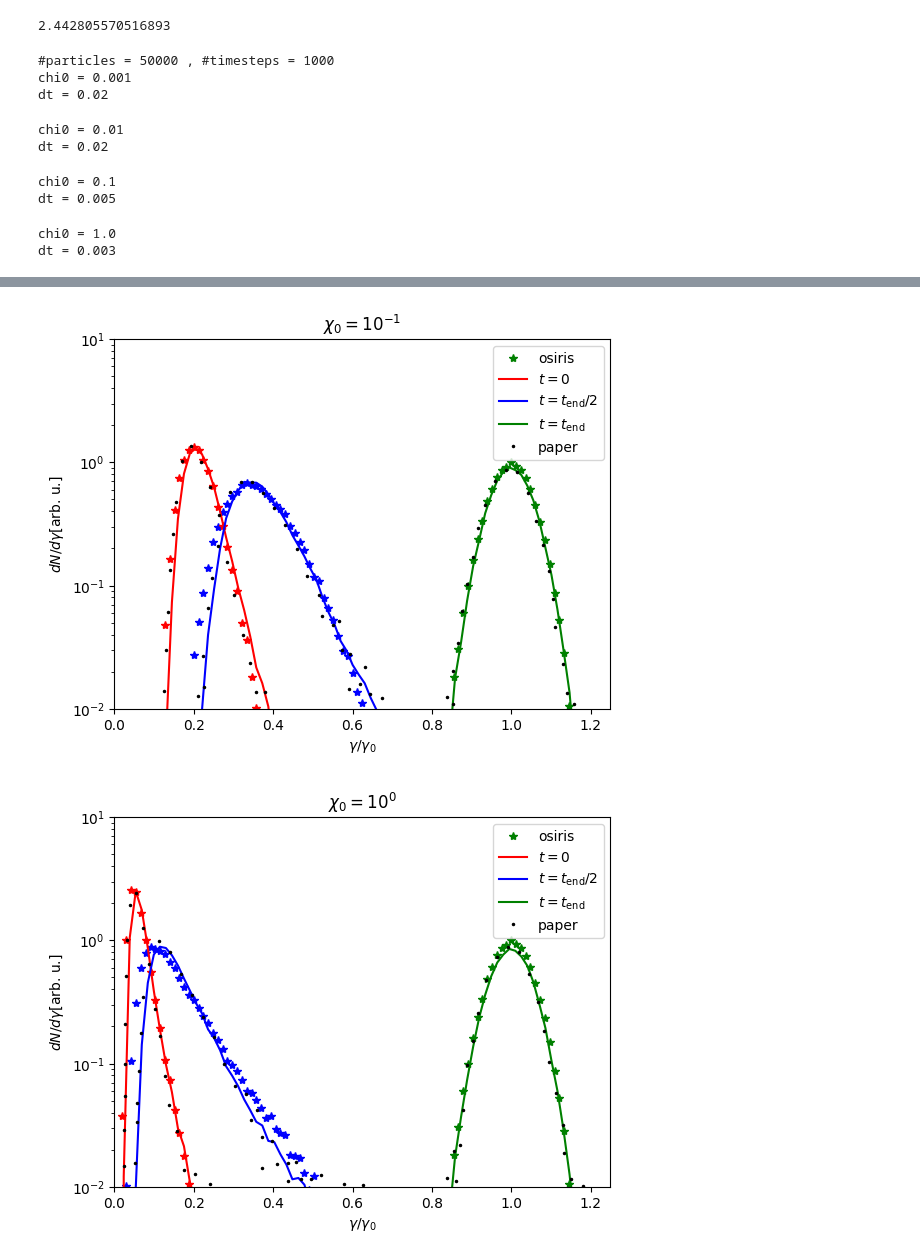
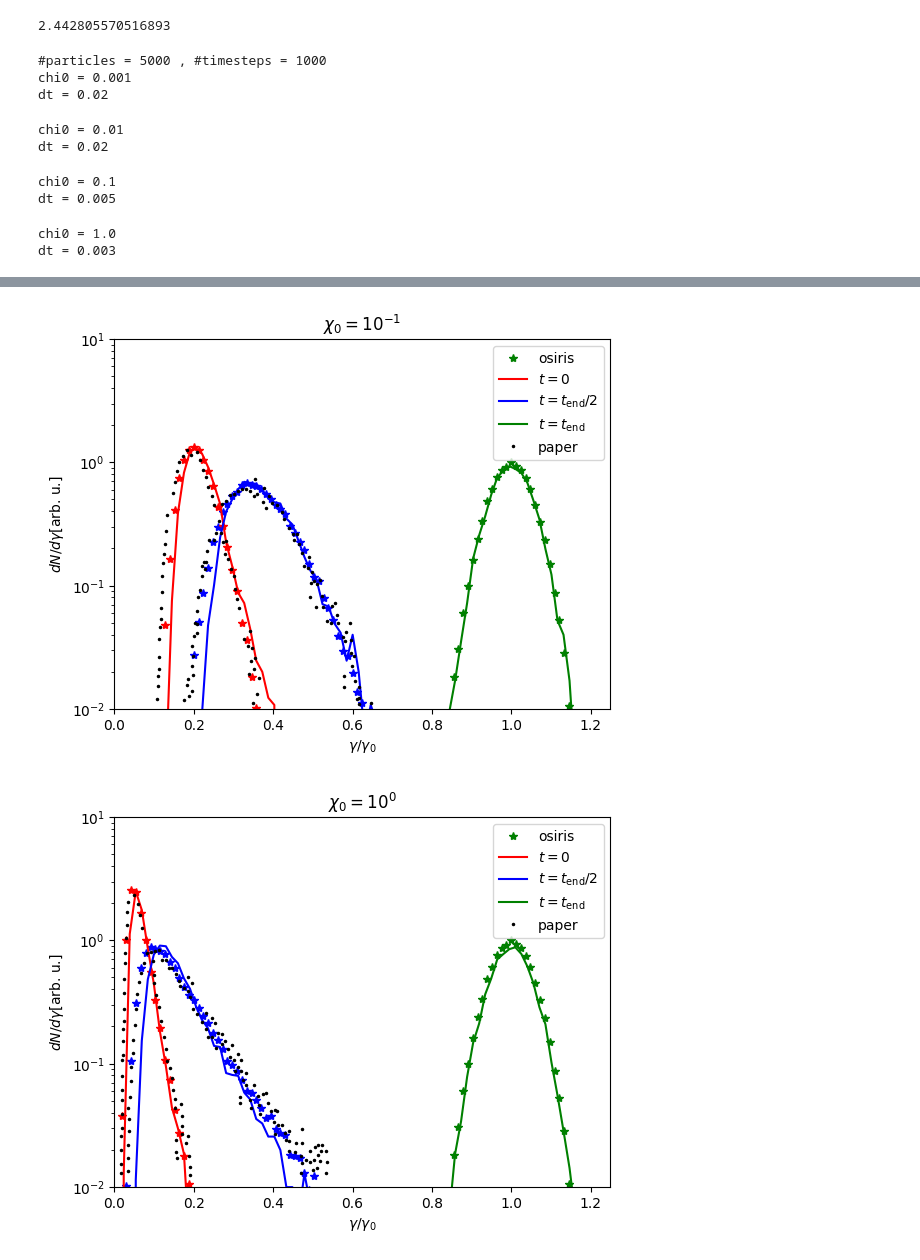
Before and after one commit to RePlasma/PhysRevE.97.043209, a Jupyter notebook: pusherFP.ipynb, the cells around one changed output, grey strips where cells are left out. Cells and saved outputs as stored; diff of their text form; code cells hidden in the pictures.

```diff
--- a/pusherFP.ipynb
+++ b/pusherFP.ipynb
@@ -31,17 +26,17 @@ g0 = 1800 #[] average energy
 s0 = 90 #[] spread
 
 # sampling
-Nsmpl = int(5e4); #[] number of particles
+Nsmpl = int(5e3); #[] number of particles
 tdim = 1000 #[]
 nbins = 80 #[] number of bins in histograms
 print("#particles =", Nsmpl, ", #timesteps =",tdim)
 
-chi3t3y, chi3t3x, chi3t2y, chi3t2x, chi3t1y, chi3t1x = pushFP(1e-3, Nsmpl, tdim, nbins, g0, s0)
-chi2t3y, chi2t3x, chi2t2y, chi2t2x, chi2t1y, chi2t1x = pushFP(1e-2, Nsmpl, tdim, nbins, g0, s0)
-chi1t3y, chi1t3x, chi1t2y, chi1t2x, chi1t1y, chi1t1x = pushFP(1e-1, Nsmpl, tdim, nbins, g0, s0)
-chi0t3y, chi0t3x, chi0t2y, chi0t2x, chi0t1y, chi0t1x = pushFP(1e0, Nsmpl, tdim, nbins, g0, s0)
+chi3t3y, chi3t3x, chi3t2y, chi3t2x, chi3t1y, chi3t1x, chi3mom1, chi3mom2 = pushFP(1e-3, Nsmpl, tdim, nbins, g0, s0)
+chi2t3y, chi2t3x, chi2t2y, chi2t2x, chi2t1y, chi2t1x, chi2mom1, chi2mom2 = pushFP(1e-2, Nsmpl, tdim, nbins, g0, s0)
+chi1t3y, chi1t3x, chi1t2y, chi1t2x, chi1t1y, chi1t1x, chi1mom1, chi1mom2 = pushFP(1e-1, Nsmpl, tdim, nbins, g0, s0)
+chi0t3y, chi0t3x, chi0t2y, chi0t2x, chi0t1y, chi0t1x, chi0mom1, chi0mom2 = pushFP(1e0, Nsmpl, tdim, nbins, g0, s0)
 # %% [output]
-#particles = 50000 , #timesteps = 1000
+#particles = 5000 , #timesteps = 1000
 chi0 = 0.001
 dt = 0.02
 chi0 = 0.01
@@ -77,7 +92,14 @@ plt.step(xtmp/1800, ytmp2/np.max(ytmp0), '*r')
 plt.plot(chi3t1x/1800, chi3t1y/np.max(chi3t1y), '-r', label=r'$t=0$' )
 plt.plot(chi3t2x/1800, chi3t2y/np.max(chi3t1y), '-b', label=r'$t=t_\mathrm{end}/2$' )
 plt.plot(chi3t3x/1800, chi3t3y/np.max(chi3t1y), '-g', label=r'$t=t_\mathrm{end}$' )
-plt.plot(datafig10a[0], datafig10a[1], 'k.', label=r'paper', markersize=3)
+# paper
+f = open('dataWPD/fig10chi3/wpd.json')
+data = json.load(f)
+datatmp = data['datasetColl'][0]['data']
+datatmp2 = np.array([datatmp[i]['value'] for i in range(len(datatmp))])
+indxs = np.argsort(datatmp2[:,0])
+plt.plot(datatmp2[:,0][indxs],datatmp2[:,1][indxs], 'k.', label=r'paper', markersize=3)
+#
 plt.xlim([0,1.25])
 plt.ylim(np.array([1e-2,1e1]) )
 plt.yscale('log')
@@ -97,7 +119,14 @@ plt.step(xtmp/1800, ytmp2/np.max(ytmp0), '*r')
 plt.plot(chi2t1x/1800, chi2t1y/np.max(chi2t1y)*1.5, '-r', label=r'$t=0$' )
 plt.plot(chi2t2x/1800, chi2t2y/np.max(chi2t1y)*1.5, '-b', label=r'$t=t_\mathrm{end}/2$' )
 plt.plot(chi2t3x/1800, chi2t3y/np.max(chi2t1y)*1.5, '-g', label=r'$t=t_\mathrm{end}$' )
-plt.plot(datafig10b[0], datafig10b[1], 'k.', label=r'paper', markersize=3)
+# paper
+f = open('dataWPD/fig10chi2/wpd.json')
+data = json.load(f)
+datatmp = data['datasetColl'][0]['data']
+datatmp2 = np.array([datatmp[i]['value'] for i in range(len(datatmp))])
+indxs = np.argsort(datatmp2[:,0])
+plt.plot(datatmp2[:,0][indxs],datatmp2[:,1][indxs], 'k.', label=r'paper', markersize=3)
+#
 plt.xlim([0,1.25])
 plt.ylim(np.array([1e-2,1e1]) )
 plt.yscale('log')
@@ -117,7 +146,14 @@ plt.step(xtmp/1800, ytmp2/np.max(ytmp0), '*r')
 plt.plot(chi1t1x/1800, chi1t1y/np.max(chi1t1y)*1.3, '-r', label=r'$t=0$' )
 plt.plot(chi1t2x/1800, chi1t2y/np.max(chi1t1y)*1.3, '-b', label=r'$t=t_\mathrm{end}/2$' )
 plt.plot(chi1t3x/1800, chi1t3y/np.max(chi1t1y)*1.3, '-g', label=r'$t=t_\mathrm{end}$' )
-plt.plot(datafig10c[0], datafig10c[1], 'k.', label=r'paper', markersize=3)
+# paper
+f = open('dataWPD/fig10chi1/wpd.json')
+data = json.load(f)
+datatmp = data['datasetColl'][0]['data']
+datatmp2 = np.array([datatmp[i]['value'] for i in range(len(datatmp))])
+indxs = np.argsort(datatmp2[:,0])
+plt.plot(datatmp2[:,0][indxs],datatmp2[:,1][indxs], 'k.', label=r'paper', markersize=3)
+#
 plt.xlim([0,1.25])
 plt.ylim(np.array([1e-2,1e1]) )
 plt.yscale('log')
@@ -137,7 +173,14 @@ plt.step(xtmp/1800, ytmp2/np.max(ytmp0), '*r')
 plt.plot(chi0t1x/1800, chi0t1y/np.max(chi0t1y)*2.5, '-r', label=r'$t=0$' )
 plt.plot(chi0t2x/1800, chi0t2y/np.max(chi0t1y)*2.5, '-b', label=r'$t=t_\mathrm{end}/2$' )
 plt.plot(chi0t3x/1800, chi0t3y/np.max(chi0t1y)*2.5, '-g', label=r'$t=t_\mathrm{end}$' )
-plt.plot(datafig10d[0], datafig10d[1], 'k.', label=r'paper', markersize=3)
+# paper
+f = open('dataWPD/fig10chi0/wpd.json')
+data = json.load(f)
+datatmp = data['datasetColl'][0]['data']
+datatmp2 = np.array([datatmp[i]['value'] for i in range(len(datatmp))])
+indxs = np.argsort(datatmp2[:,0])
+plt.plot(datatmp2[:,0][indxs],datatmp2[:,1][indxs], 'k.', label=r'paper', markersize=3)
+#
 plt.xlim([0,1.25])
 plt.ylim(np.array([1e-2,1e1]) )
 plt.yscale('log')
@@ -152,2 +195,2 @@ plt.show()
-[figure, old version]
+[figure, new version]
-[figure, old version]
+[figure, new version]
```
Also changed, not shown: parts of 6 cells of this notebook, 17 other files.
